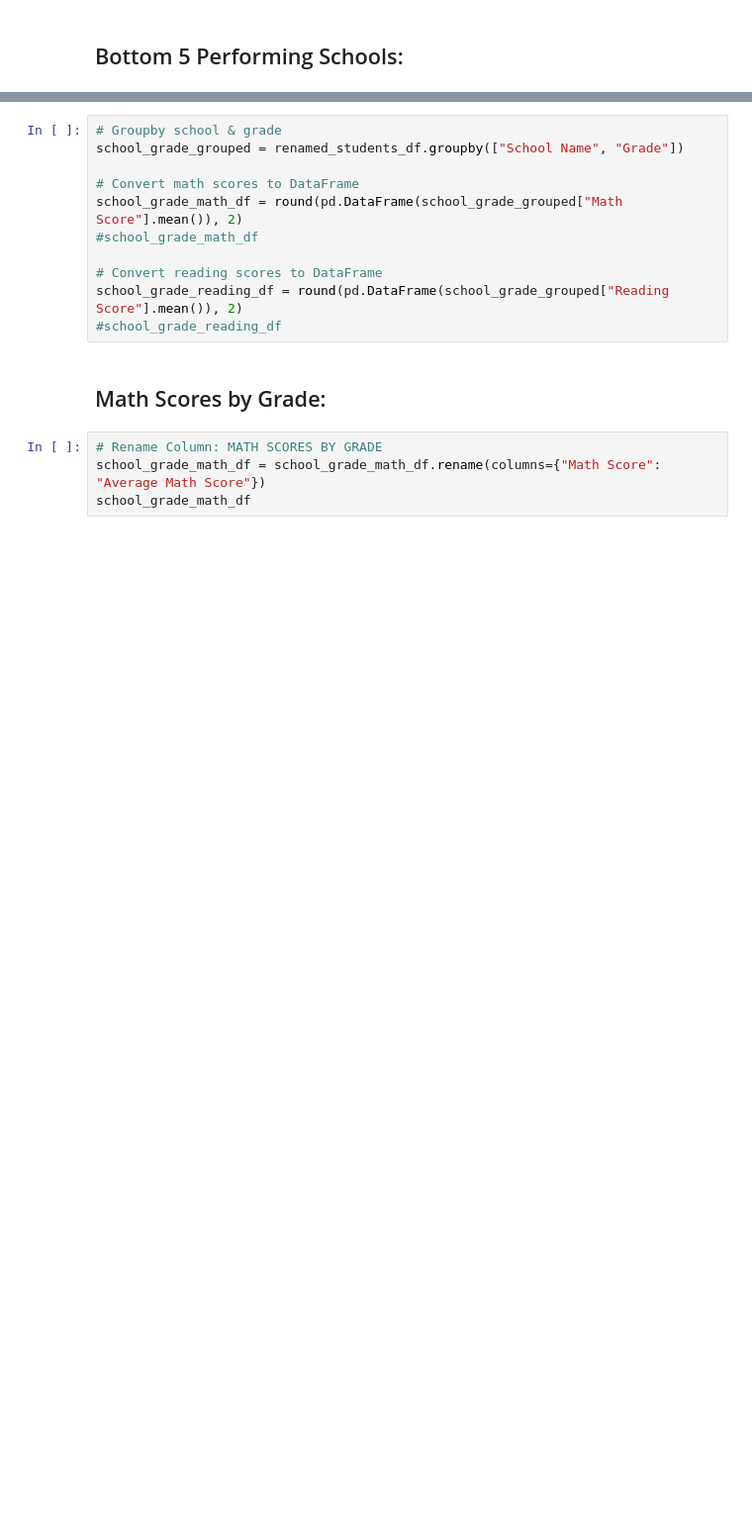
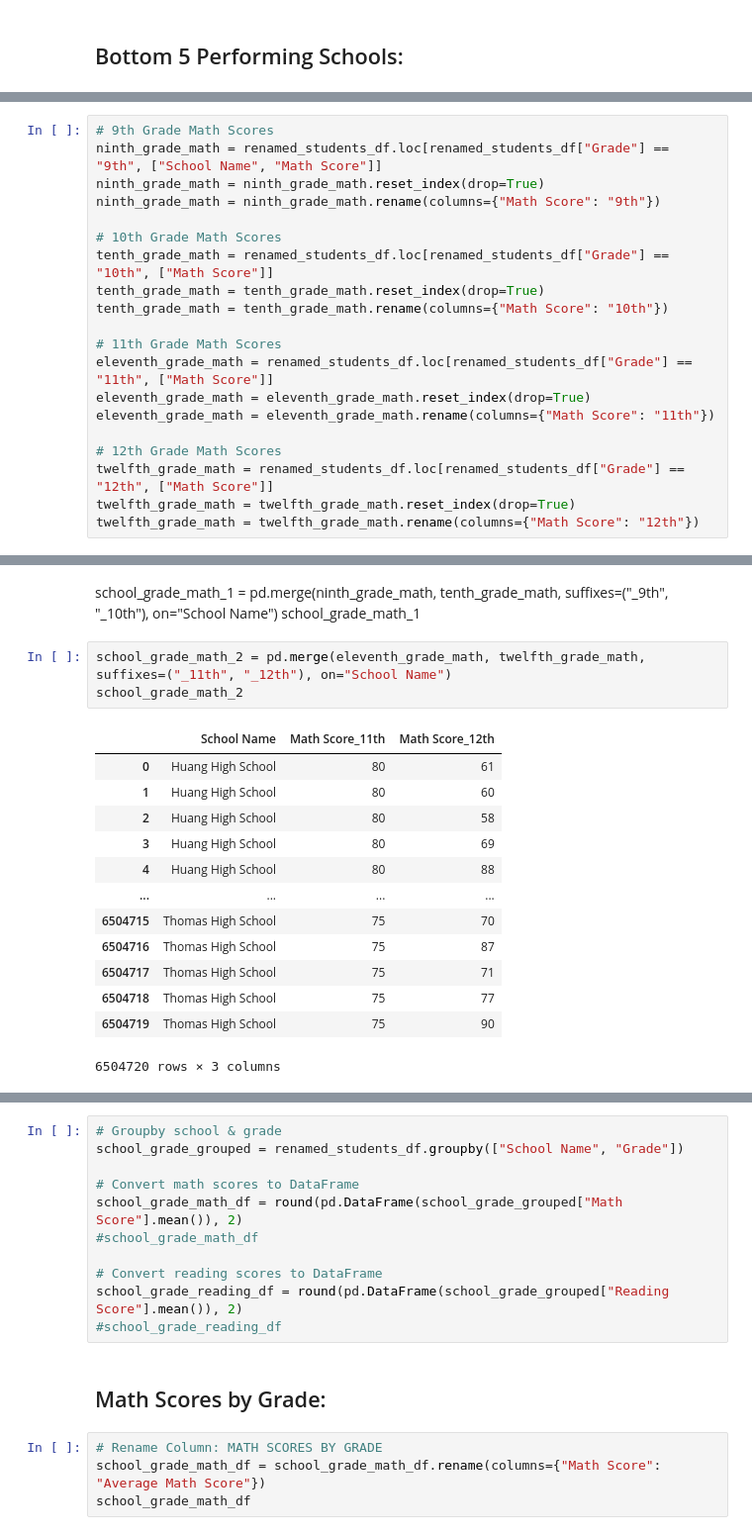
Before and after one commit to juliabrunett/pandas-challenge, a Jupyter notebook: PyCitySchools/PyCitySchools.ipynb, the cells around one changed output, grey strips where cells are left out. Shown at 99% size. Drawn from its saved outputs; the diff is of its cells as text; blank space fills up the shorter version.

Commit message:
Worked on fixing math scores by grade

```diff
--- a/PyCitySchools/PyCitySchools.ipynb
+++ b/PyCitySchools/PyCitySchools.ipynb
@@ -383,3 +383,23 @@ bottom_5_schools_df
 | 2 | Huang High School | District | 2917 | 1910635 | 655.0 | 76.63 | ... |
 | 3 | Hernandez High School | District | 4635 | 3022020 | 652.0 | 77.29 | ... |
 | 4 | Johnson High School | District | 4761 | 3094650 | 650.0 | 77.07 | ... |
+# %%
+# 9th Grade Math Scores
+ninth_grade_math = renamed_students_df.loc[renamed_students_df["Grade"] == "9th", ["School Name", "Math Score"]]
+ninth_grade_math = ninth_grade_math.reset_index(drop=True)
+ninth_grade_math = ninth_grade_math.rename(columns={"Math Score": "9th"})
+
+# 10th Grade Math Scores
+tenth_grade_math = renamed_students_df.loc[renamed_students_df["Grade"] == "10th", ["Math Score"]]
+tenth_grade_math = tenth_grade_math.reset_index(drop=True)
+tenth_grade_math = tenth_grade_math.rename(columns={"Math Score": "10th"})
+
+# 11th Grade Math Scores
+eleventh_grade_math = renamed_students_df.loc[renamed_students_df["Grade"] == "11th", ["Math Score"]]
+eleventh_grade_math = eleventh_grade_math.reset_index(drop=True)
+eleventh_grade_math = eleventh_grade_math.rename(columns={"Math Score": "11th"})
+
+# 12th Grade Math Scores
+twelfth_grade_math = renamed_students_df.loc[renamed_students_df["Grade"] == "12th", ["Math Score"]]
+twelfth_grade_math = twelfth_grade_math.reset_index(drop=True)
+twelfth_grade_math = twelfth_grade_math.rename(columns={"Math Score": "12th"})
@@ -385,0 +451,20 @@ bottom_5_schools_df
+# %% [markdown]
+school_grade_math_1 = pd.merge(ninth_grade_math, tenth_grade_math, suffixes=("_9th", "_10th"), on="School Name")
+school_grade_math_1
+# %%
+school_grade_math_2 = pd.merge(eleventh_grade_math, twelfth_grade_math, suffixes=("_11th", "_12th"), on="School Name")
+school_grade_math_2
+# %% [output]
+|  | School Name | Math Score_11th | Math Score_12th |
+| 0 | Huang High School | 80 | 61 |
+| 1 | Huang High School | 80 | 60 |
+| 2 | Huang High School | 80 | 58 |
+| 3 | Huang High School | 80 | 69 |
+| 4 | Huang High School | 80 | 88 |
+| ... | ... | ... | ... |
+| 6504715 | Thomas High School | 75 | 70 |
+| 6504716 | Thomas High School | 75 | 87 |
+| 6504717 | Thomas High School | 75 | 71 |
+| 6504718 | Thomas High School | 75 | 77 |
+| 6504719 | Thomas High School | 75 | 90 |
+6504720 rows × 3 columns
```
Also changed, not shown: parts of 20 cells of this notebook.
